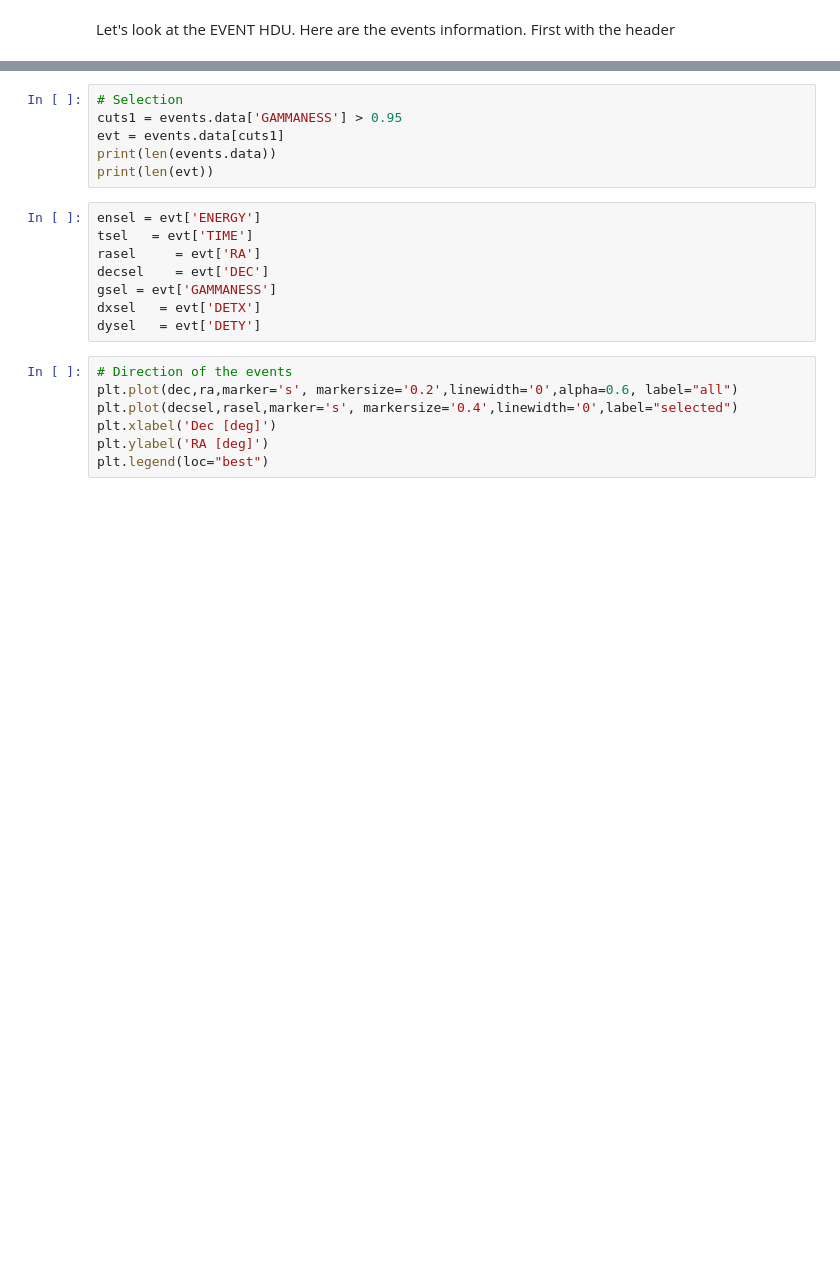
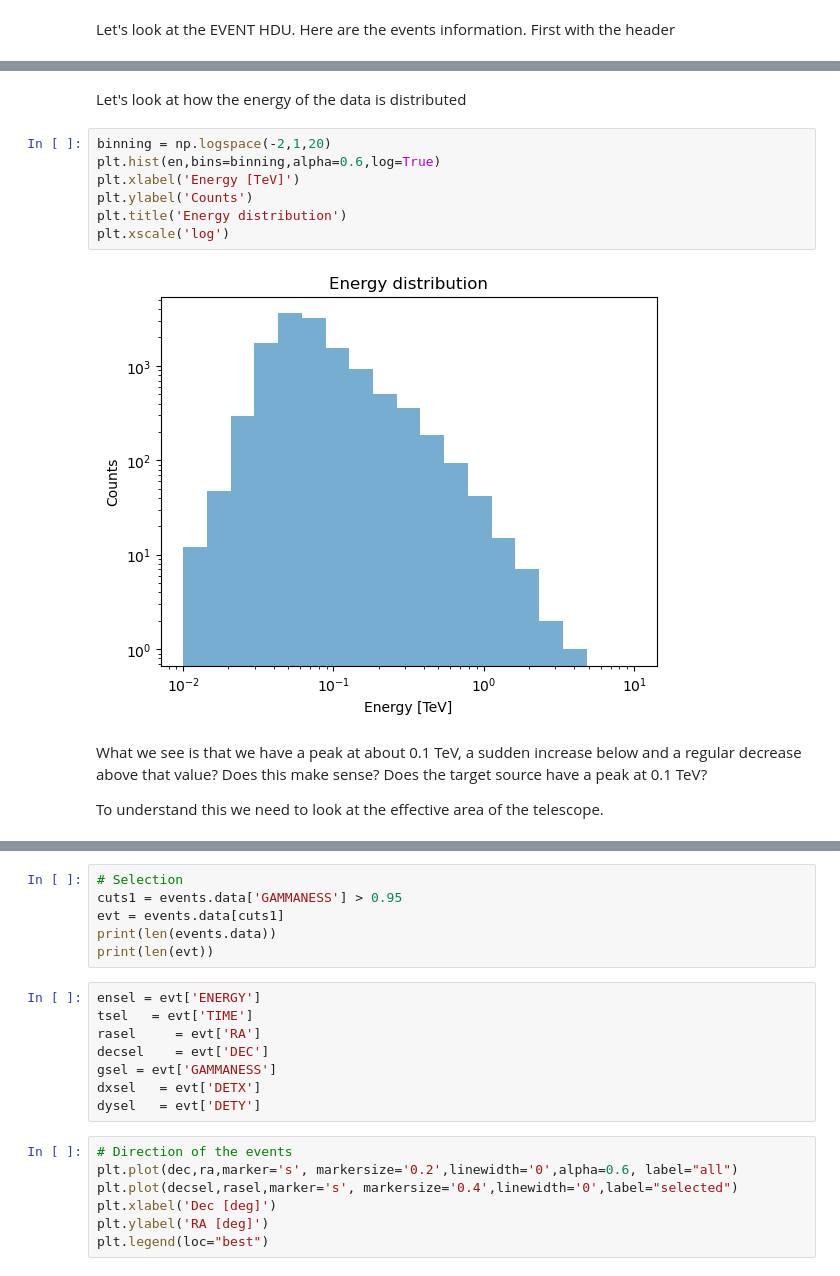
Before and after one commit to datacamp-astro/2022-arqus-bergen, a Jupyter notebook: hands_on/2_data_select_bin/data_selection_binning.ipynb, the cells around one changed output, grey strips where cells are left out. Drawn from its saved outputs; the diff is of its cells as text; blank space fills up the shorter version.

```diff
--- a/hands_on/2_data_select_bin/data_selection_binning.ipynb
+++ b/hands_on/2_data_select_bin/data_selection_binning.ipynb
@@ -112,0 +261,15 @@ dy  = events.data['DETY']
+# %% [markdown]
+Let's look at how the energy of the data is distributed
+# %%
+binning = np.logspace(-2,1,20)
+plt.hist(en,bins=binning,alpha=0.6,log=True)
+plt.xlabel('Energy [TeV]')
+plt.ylabel('Counts')
+plt.title('Energy distribution')
+plt.xscale('log')
+# %% [output]
+[figure, added]
+# %% [markdown]
+What we see is that we have a peak at about 0.1 TeV, a sudden increase below and a regular decrease above that value? Does this make sense? Does the target source have a peak at 0.1 TeV?
+
+To understand this we need to look at the effective area of the telescope.
```
Also changed, not shown: parts of 65 cells of this notebook.
